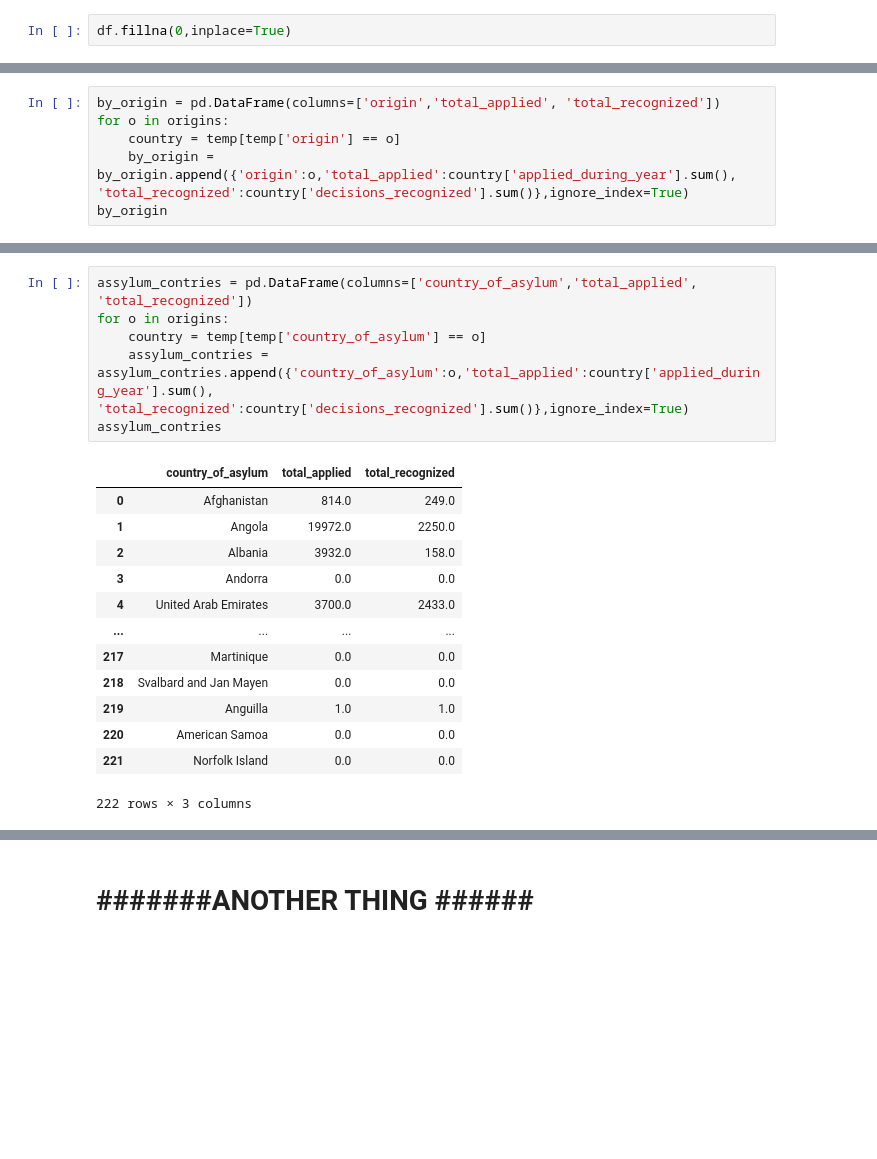
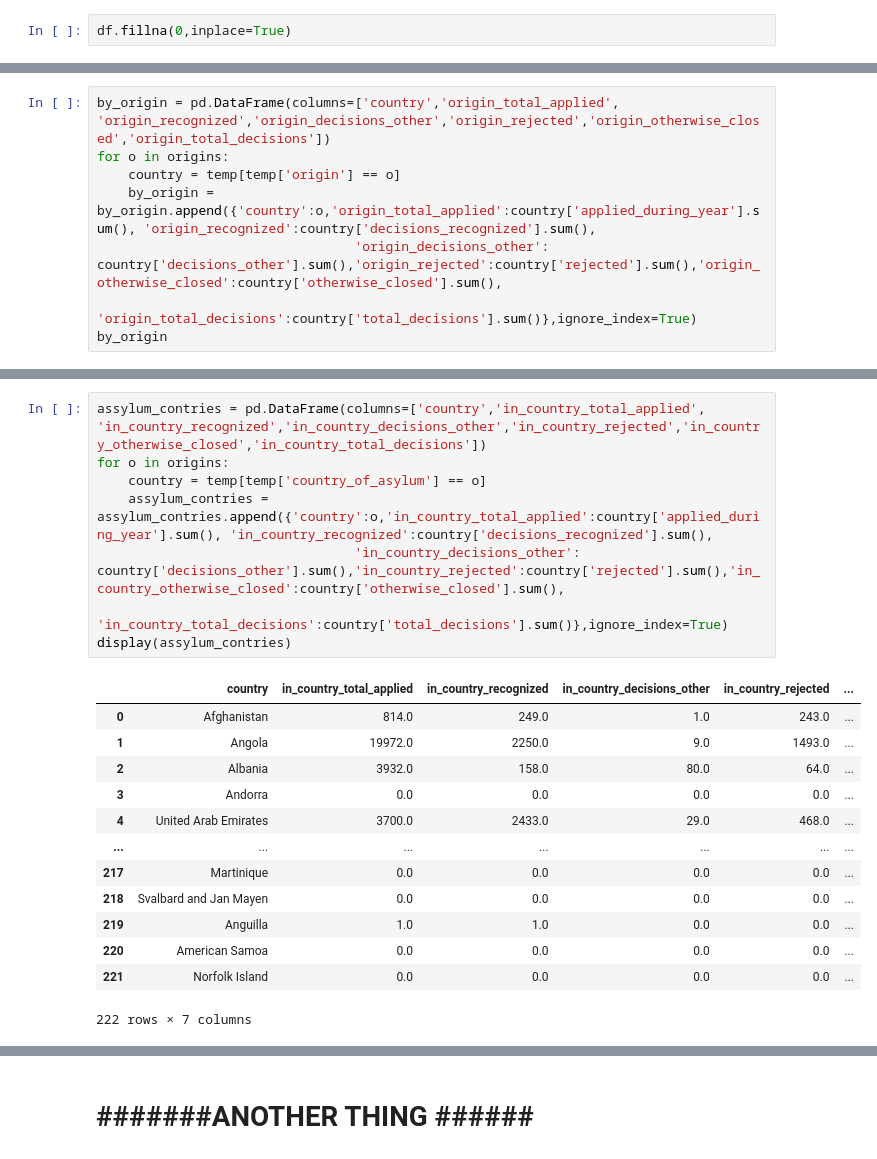
Before and after one commit to Mutlaq0/project_Asylum, a Jupyter notebook: Untitled.ipynb, the cells around one changed output, grey strips where cells are left out. Drawn from its saved outputs; the diff is of its cells as text; blank space fills up the shorter version.

```diff
--- a/Untitled.ipynb
+++ b/Untitled.ipynb
@@ -85,7 +67,9 @@ str
 # %%
-by_origin = pd.DataFrame(columns=['origin','total_applied', 'total_recognized'])
+by_origin = pd.DataFrame(columns=['country','origin_total_applied', 'origin_recognized','origin_decisions_other','origin_rejected','origin_otherwise_closed','origin_total_decisions'])
 for o in origins:
     country = temp[temp['origin'] == o]
-    by_origin = by_origin.append({'origin':o,'total_applied':country['applied_during_year'].sum(), 'total_recognized':country['decisions_recognized'].sum()},ignore_index=True)
+    by_origin = by_origin.append({'country':o,'origin_total_applied':country['applied_during_year'].sum(), 'origin_recognized':country['decisions_recognized'].sum(),
+                                 'origin_decisions_other': country['decisions_other'].sum(),'origin_rejected':country['rejected'].sum(),'origin_otherwise_closed':country['otherwise_closed'].sum(),
+                                 'origin_total_decisions':country['total_decisions'].sum()},ignore_index=True)
 by_origin
 # %% [output]
@@ -105,20 +89,22 @@ by_origin
 # %%
-assylum_contries = pd.DataFrame(columns=['country_of_asylum','total_applied', 'total_recognized'])
+assylum_contries = pd.DataFrame(columns=['country','in_country_total_applied', 'in_country_recognized','in_country_decisions_other','in_country_rejected','in_country_otherwise_closed','in_country_total_decisions'])
 for o in origins:
     country = temp[temp['country_of_asylum'] == o]
-    assylum_contries = assylum_contries.append({'country_of_asylum':o,'total_applied':country['applied_during_year'].sum(), 'total_recognized':country['decisions_recognized'].sum()},ignore_index=True)
-assylum_contries
+    assylum_contries = assylum_contries.append({'country':o,'in_country_total_applied':country['applied_during_year'].sum(), 'in_country_recognized':country['decisions_recognized'].sum(),
+                                 'in_country_decisions_other': country['decisions_other'].sum(),'in_country_rejected':country['rejected'].sum(),'in_country_otherwise_closed':country['otherwise_closed'].sum(),
+                                 'in_country_total_decisions':country['total_decisions'].sum()},ignore_index=True)
+display(assylum_contries)
 # %% [output]
-|  | country_of_asylum | total_applied | total_recognized |
-| 0 | Afghanistan | 814.0 | 249.0 |
-| 1 | Angola | 19972.0 | 2250.0 |
-| 2 | Albania | 3932.0 | 158.0 |
-| 3 | Andorra | 0.0 | 0.0 |
-| 4 | United Arab Emirates | 3700.0 | 2433.0 |
-| ... | ... | ... | ... |
-| 217 | Martinique | 0.0 | 0.0 |
-| 218 | Svalbard and Jan Mayen | 0.0 | 0.0 |
-| 219 | Anguilla | 1.0 | 1.0 |
-| 220 | American Samoa | 0.0 | 0.0 |
-| 221 | Norfolk Island | 0.0 | 0.0 |
+|  | country | in_country_total_applied | in_country_recognized | in_country_decisions_other | in_country_rejected | ... |
+| 0 | Afghanistan | 814.0 | 249.0 | 1.0 | 243.0 | ... |
+| 1 | Angola | 19972.0 | 2250.0 | 9.0 | 1493.0 | ... |
+| 2 | Albania | 3932.0 | 158.0 | 80.0 | 64.0 | ... |
+| 3 | Andorra | 0.0 | 0.0 | 0.0 | 0.0 | ... |
+| 4 | United Arab Emirates | 3700.0 | 2433.0 | 29.0 | 468.0 | ... |
+| ... | ... | ... | ... | ... | ... | ... |
+| 217 | Martinique | 0.0 | 0.0 | 0.0 | 0.0 | ... |
+| 218 | Svalbard and Jan Mayen | 0.0 | 0.0 | 0.0 | 0.0 | ... |
+| 219 | Anguilla | 1.0 | 1.0 | 0.0 | 0.0 | ... |
+| 220 | American Samoa | 0.0 | 0.0 | 0.0 | 0.0 | ... |
+| 221 | Norfolk Island | 0.0 | 0.0 | 0.0 | 0.0 | ... |
-222 rows × 3 columns
+222 rows × 7 columns
```
Also changed, not shown: parts of 12 cells of this notebook, 5 other files.
